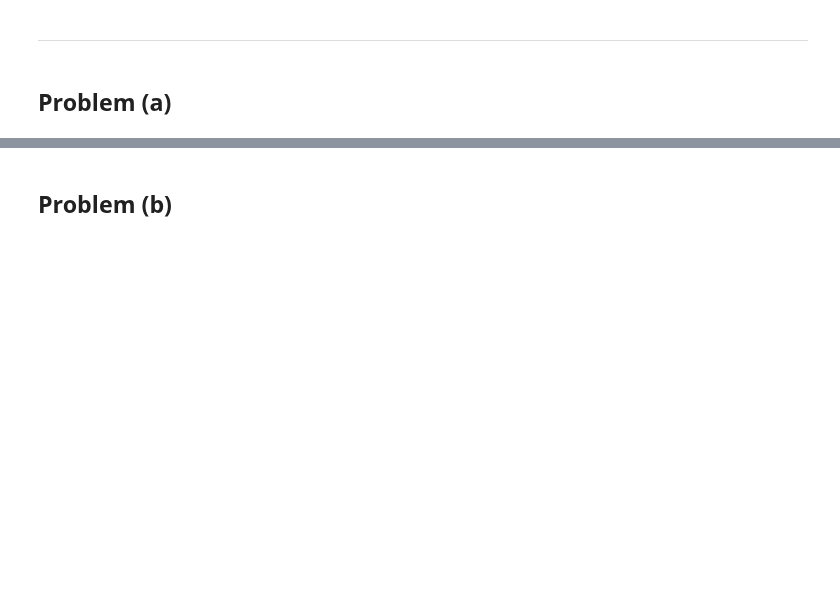
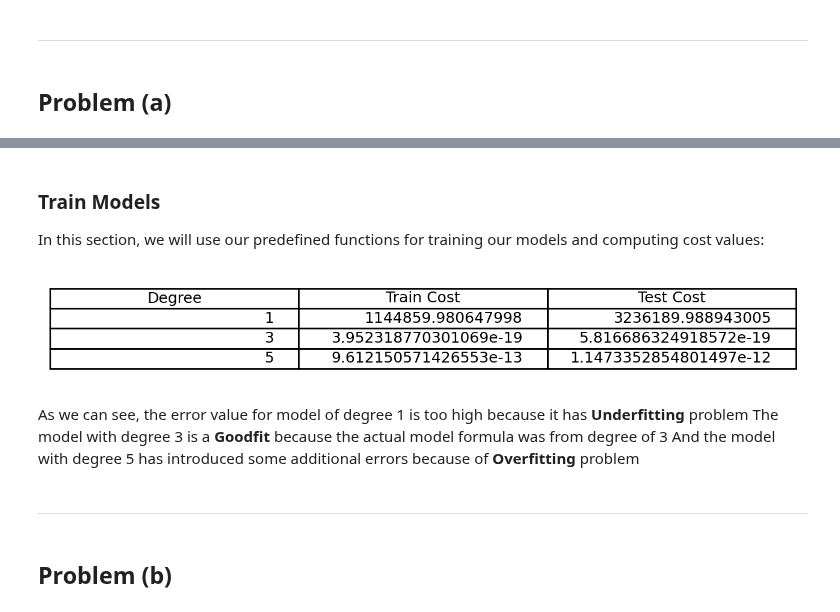
Before and after one commit to ckoliber/mlexercises, a Jupyter notebook: src/exercise1.ipynb, the cells around one changed output, grey strips where cells are left out. Drawn from its saved outputs; the diff is of its cells as text; code cells hidden in the pictures; blank space fills up the shorter version.

```diff
--- a/src/exercise1.ipynb
+++ b/src/exercise1.ipynb
@@ -50,10 +52,6 @@ plt.show()
 ### Functions
 
 Now we must define some basic functions that will be used in the next few steps:
-# %%
-def cost_function(X, Y, W):
-    R = (X @ W) - Y
-    return (1 / (2 * len(Y)) * (R @ R))
 # %%
 # Generate a new feature matrix consisting of all polynomial combinations
 # of the features with degree less than or equal to the specified degree
@@ -113,0 +120,4 @@ print(cost_function(X5_Test, Y5_Test, W5))
+# %%
+def cost_function(X, Y, W):
+    Error = X @ W - Y
+    return (1 / (2 * len(Y))) * (Error.T @ Error)
@@ -114,2 +137,28 @@ print(cost_function(X5_Test, Y5_Test, W5))
+# %% [markdown]
+### Train Models
+
+In this section, we will use our predefined functions for training our models and computing cost values:
+# %%
+costs = []
+for degree in range(1, 7, 2):
+    W = train_model(features_matrix([x1, x2], degree).T, y)
+    costs.append([
+        degree,
+        cost_function(features_matrix([x1, x2], degree).T, y, W),
+        cost_function(features_matrix([x1_test, x2_test], degree).T, y_test, W)
+    ])
+
+plt.figure(figsize=(8, 1), dpi=200)
+plt.axis('off')
+plt.table(cellText=costs, colLabels=["Degree", "Train Cost", "Test Cost"], loc='center')
+plt.show()
+# %% [output]
+[figure, added]
+# %% [markdown]
+As we can see, the error value for model of degree 1 is too high because it has **Underfitting** problem
+The model with degree 3 is a **Goodfit** because the actual model formula was from degree of 3
+And the model with degree 5 has introduced some additional errors because of **Overfitting** problem
+# %% [markdown]
+---
 # %% [markdown]
 ## Problem (b)
```
Also changed, not shown: parts of 12 cells of this notebook.
